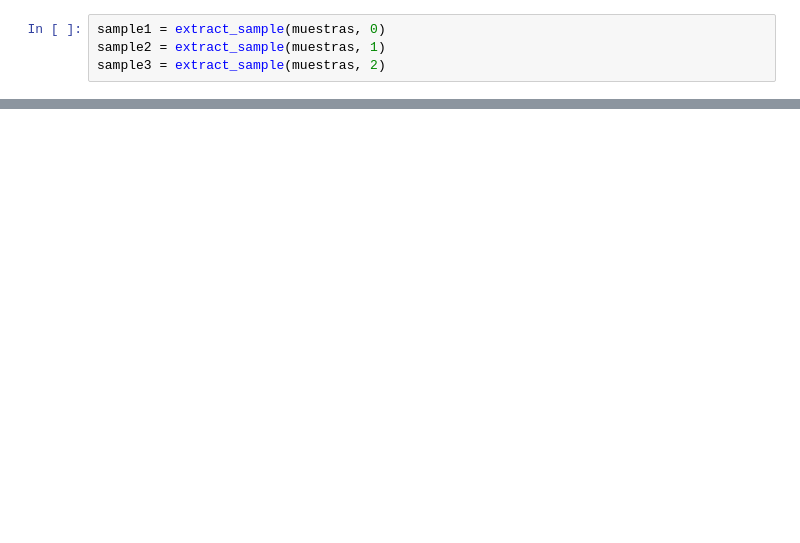
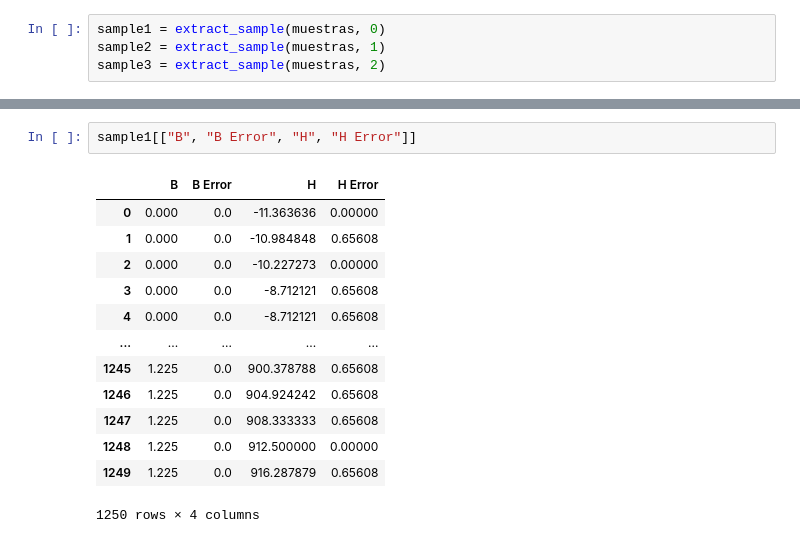
Before and after one commit to MrIsCM/Solid_State_Physics, a Jupyter notebook: Hysteresis/analysis.ipynb, the cells around one changed output, grey strips where cells are left out. Cells and saved outputs as stored; diff of their text form; blank space fills up the shorter version.

```diff
--- a/Hysteresis/analysis.ipynb
+++ b/Hysteresis/analysis.ipynb
@@ -74,0 +167,16 @@ plot_sample(x, y, x_err, y_err, line_params, point_params, save=False, figsize=(
+# %%
+sample1[["B", "B Error", "H", "H Error"]]
+# %% [output]
+|  | B | B Error | H | H Error |
+| 0 | 0.000 | 0.0 | -11.363636 | 0.00000 |
+| 1 | 0.000 | 0.0 | -10.984848 | 0.65608 |
+| 2 | 0.000 | 0.0 | -10.227273 | 0.00000 |
+| 3 | 0.000 | 0.0 | -8.712121 | 0.65608 |
+| 4 | 0.000 | 0.0 | -8.712121 | 0.65608 |
+| ... | ... | ... | ... | ... |
+| 1245 | 1.225 | 0.0 | 900.378788 | 0.65608 |
+| 1246 | 1.225 | 0.0 | 904.924242 | 0.65608 |
+| 1247 | 1.225 | 0.0 | 908.333333 | 0.65608 |
+| 1248 | 1.225 | 0.0 | 912.500000 | 0.00000 |
+| 1249 | 1.225 | 0.0 | 916.287879 | 0.65608 |
+1250 rows × 4 columns
```
Also changed, not shown: parts of 11 cells of this notebook.
